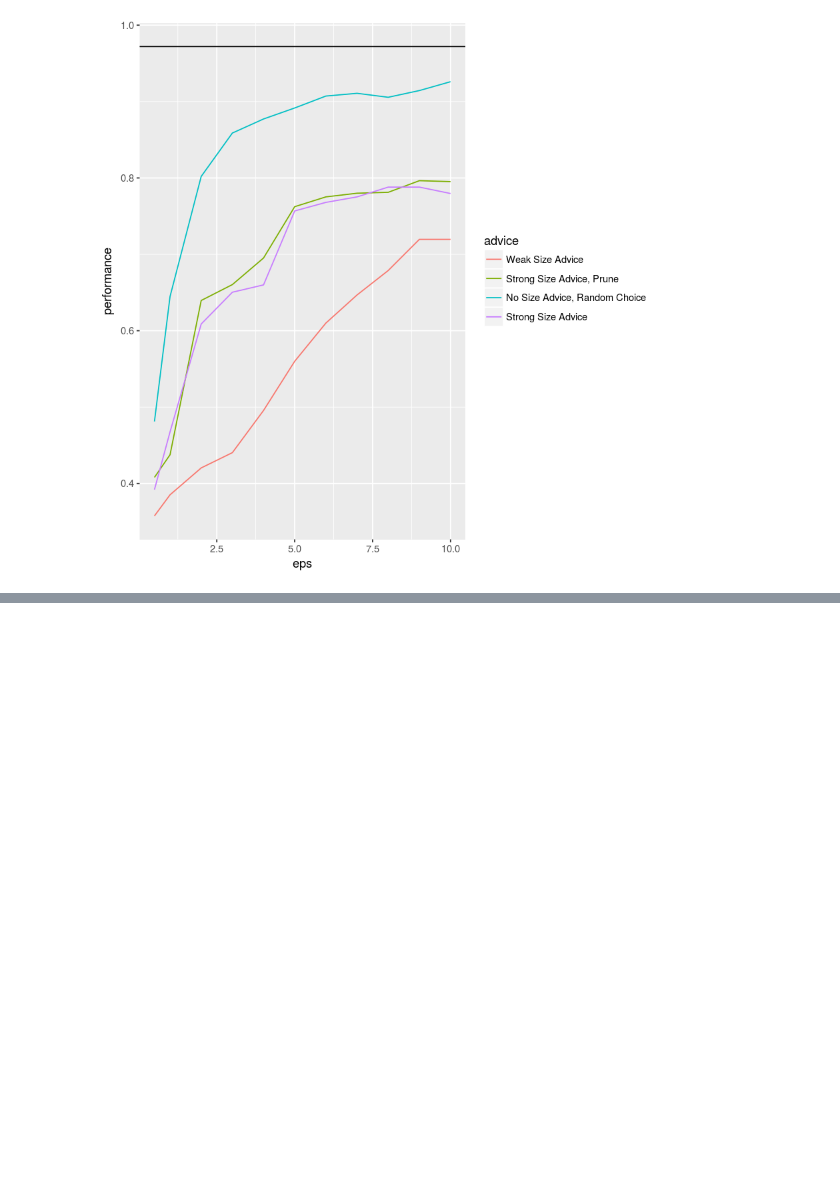
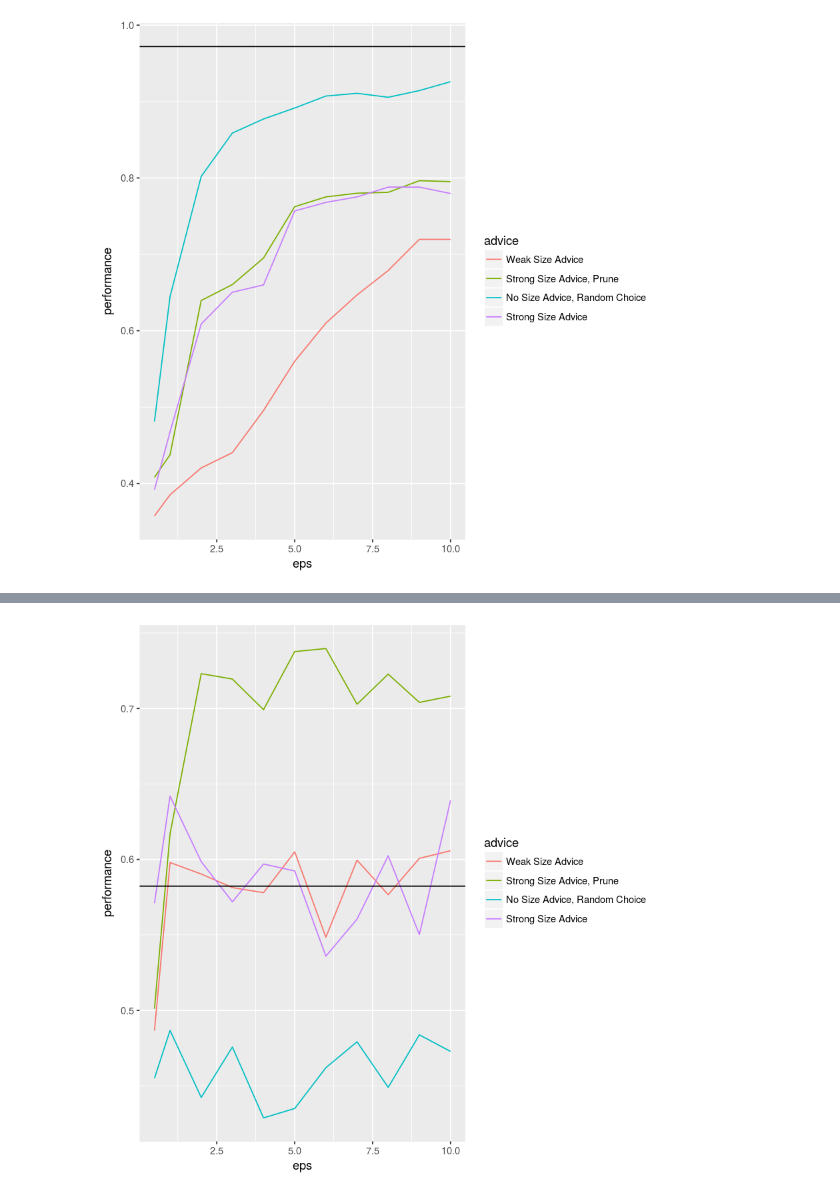
Before and after one commit to jimola/S18_Research, a Jupyter notebook: Data/Idea.ipynb, the cells around one changed output, grey strips where cells are left out. Cells and saved outputs as stored; diff of their text form; code cells hidden in the pictures; blank space fills up the shorter version.

```diff
--- a/Data/Idea.ipynb
+++ b/Data/Idea.ipynb
@@ -243,0 +222,7 @@ results5$graph
+# %%
+set.seed(12345)
+results_nurs <- get_data(nurs %>% split(0.7), eps_test, 4)
+# %%
+results_nurs$graph
+# %% [output]
+[figure, added]
```
Also changed, not shown: parts of 14 cells of this notebook, 15 other files.
